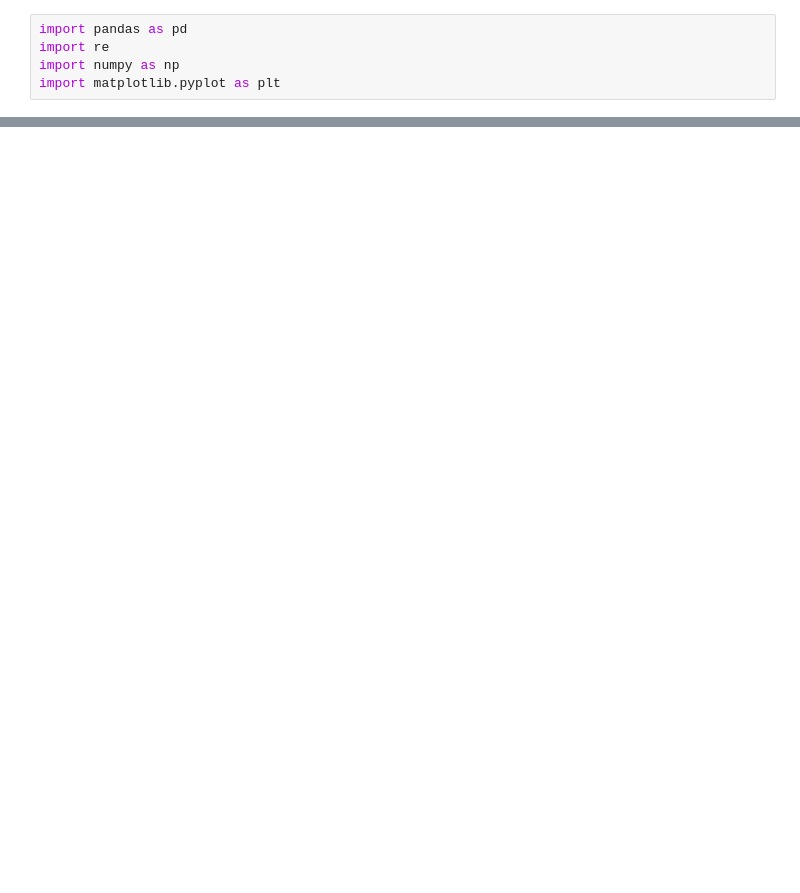
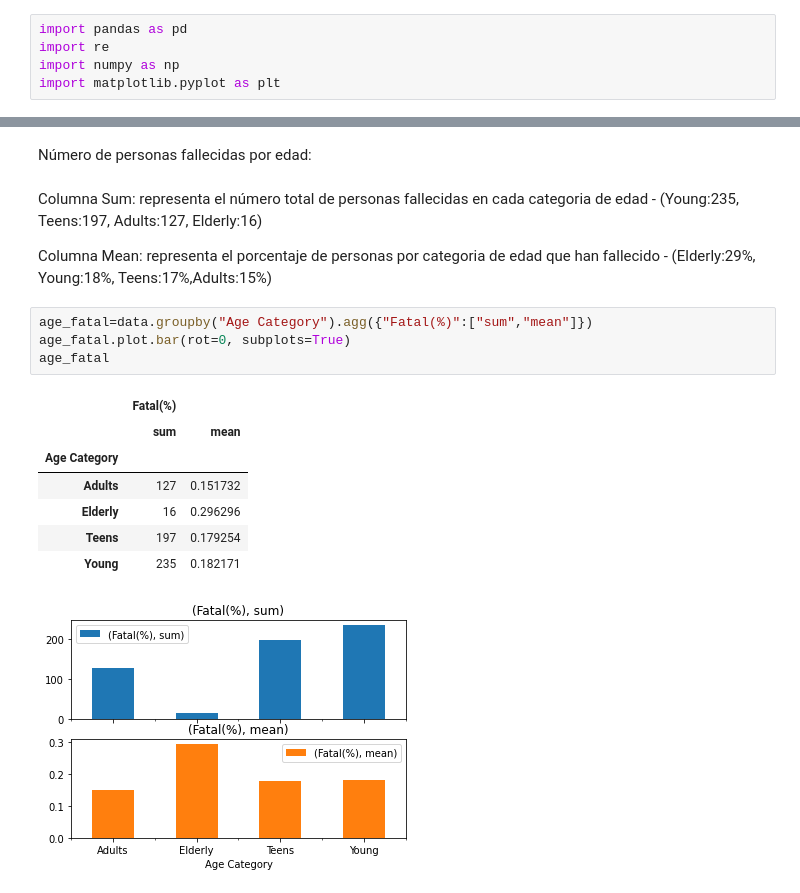
Before and after one commit to Macarena18/Data-Cleaning-Pandas, a Jupyter notebook: Analysis.ipynb, the cells around one changed output, grey strips where cells are left out. Cells and saved outputs as stored; diff of their text form; blank space fills up the shorter version.

```diff
--- a/Analysis.ipynb
+++ b/Analysis.ipynb
@@ -271,0 +120,19 @@ Name: Fatality spring, dtype: int64
+# %% [markdown]
+Número de personas fallecidas por edad:
+# %% [markdown]
+Columna Sum: representa el número total de personas fallecidas en cada categoria de edad - (Young:235, Teens:197, Adults:127, Elderly:16)
+
+Columna Mean: representa el porcentaje de personas por categoria de edad que han fallecido - (Elderly:29%, Young:18%, Teens:17%,Adults:15%)
+# %%
+age_fatal=data.groupby("Age Category").agg({"Fatal(%)":["sum","mean"]})
+age_fatal.plot.bar(rot=0, subplots=True)
+age_fatal
+# %% [output]
+|  | Fatal(%) |  |
+|  | sum | mean |
+| Age Category |  |  |
+| Adults | 127 | 0.151732 |
+| Elderly | 16 | 0.296296 |
+| Teens | 197 | 0.179254 |
+| Young | 235 | 0.182171 |
+[figure, added]
```
Also changed, not shown: parts of 80 cells of this notebook, 2 other files.
